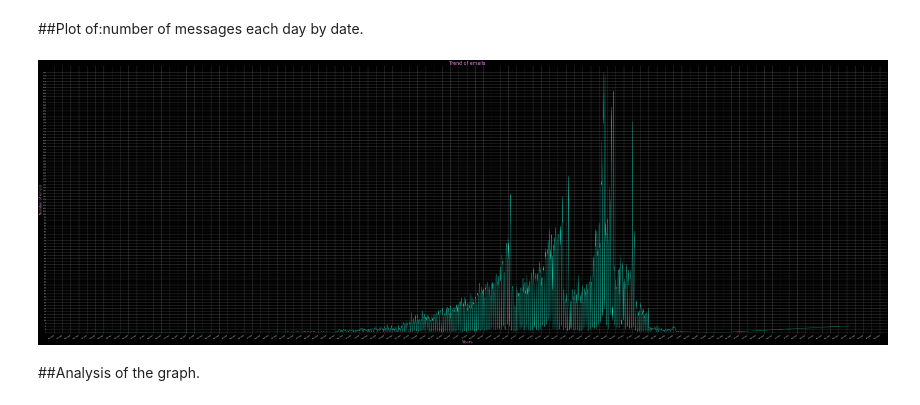
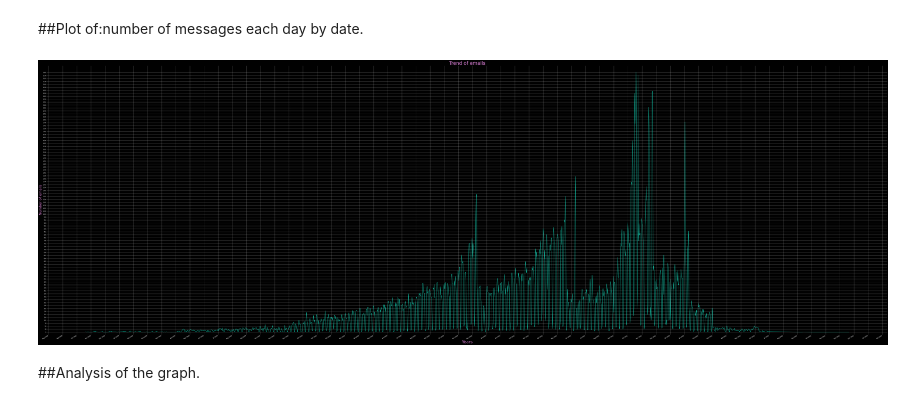
Before and after one commit to Ishka08/Ishka08, a Jupyter notebook: Bp_assignment_Enron.ipynb, the cells around one changed output. Cells and saved outputs as stored; diff of their text form; code cells hidden in the pictures.

```diff
--- a/Bp_assignment_Enron.ipynb
+++ b/Bp_assignment_Enron.ipynb
@@ -24,7 +24,7 @@ cur = conn.cursor()
 sql = """
  SELECT COUNT(mid),message.sender ,date(message.date)
 FROM message
-WHERE date(message.date) BETWEEN '1990-11-30' and '2005-06-30'
+WHERE date(message.date) BETWEEN '1998-05-30' and '2003-01-30'
 GROUP BY date(message.date)
 Order BY date(message.date) ASC;
    """
@@ -50,33 +50,33 @@ for row in result:
     print (row[2])
 
 conn.close()
 #Parse String  LIST countmess to INTEGER
 countmess = [int(i) for i in countmess]
 
 #setting fig size (Cartesian plane)
 fig, ax = plt.subplots(figsize=(110, 40))
 plt.yticks(np.arange(min(countmess), max(countmess)+1, 25))
 ax.set_title('Trend of emails', fontsize= 35, color= '#C875C4')
 ax.set_xlabel('Years', fontsize= 30, color= '#C875C4')
 ax.set_ylabel('Number of emails', fontsize= 25, color= '#C875C4')
 ax.xaxis.set_major_locator(mdates.WeekdayLocator(interval=4))
 ax.xaxis.set_major_formatter(mdates.DateFormatter("%b-%Y"))
 ax.set_facecolor('#010101')
 
 #ax.tick_params(axis='x', colors= '#ffffff')
 #ax.tick_params(axis='y', colors= '#ffffff')
 ax.tick_params(axis='both', colors= '#ffffff')
 plt.ylim(-15, 2260)
 plt.xlim()
 ax.grid()
 ax.plot(dates, countmess, color= '#13EAC9')
 fig.set_facecolor('#010101')
 
 fig.autofmt_xdate()
 
 
 ## necessary variables
 # %% [output]
-[figure, old version]
+[figure, new version]
 # %% [markdown]
 ##Analysis of the graph.
```
Also changed, not shown: parts of 3 cells of this notebook.
